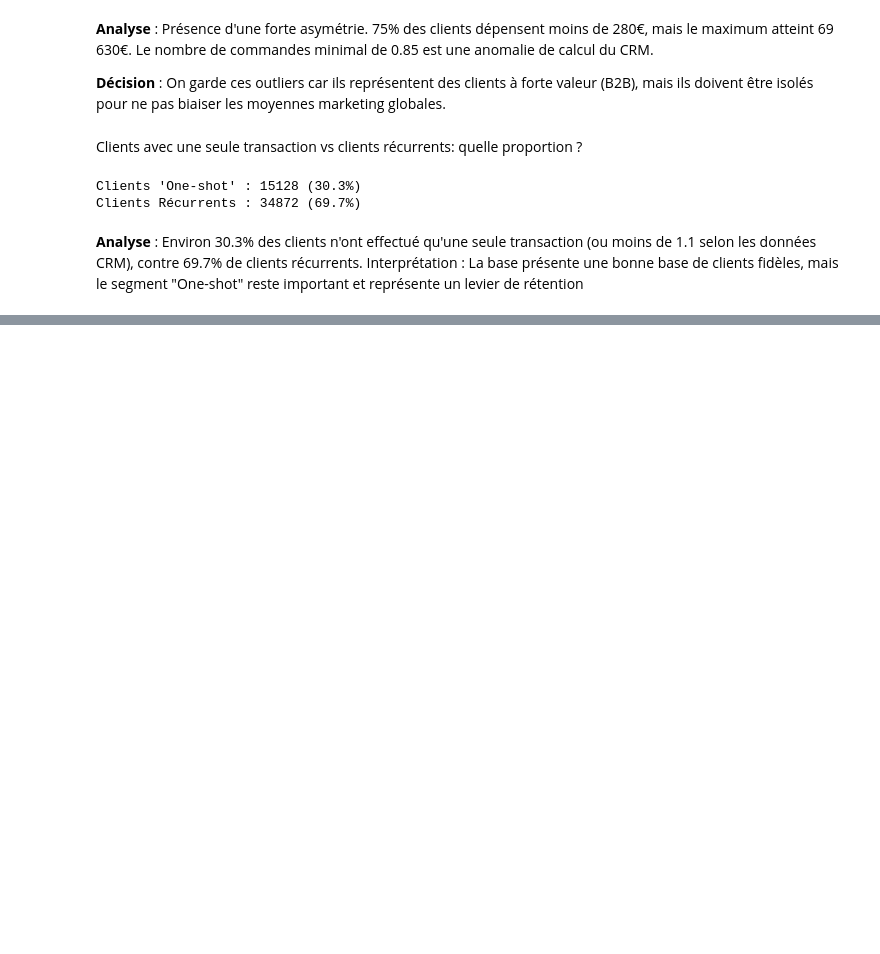
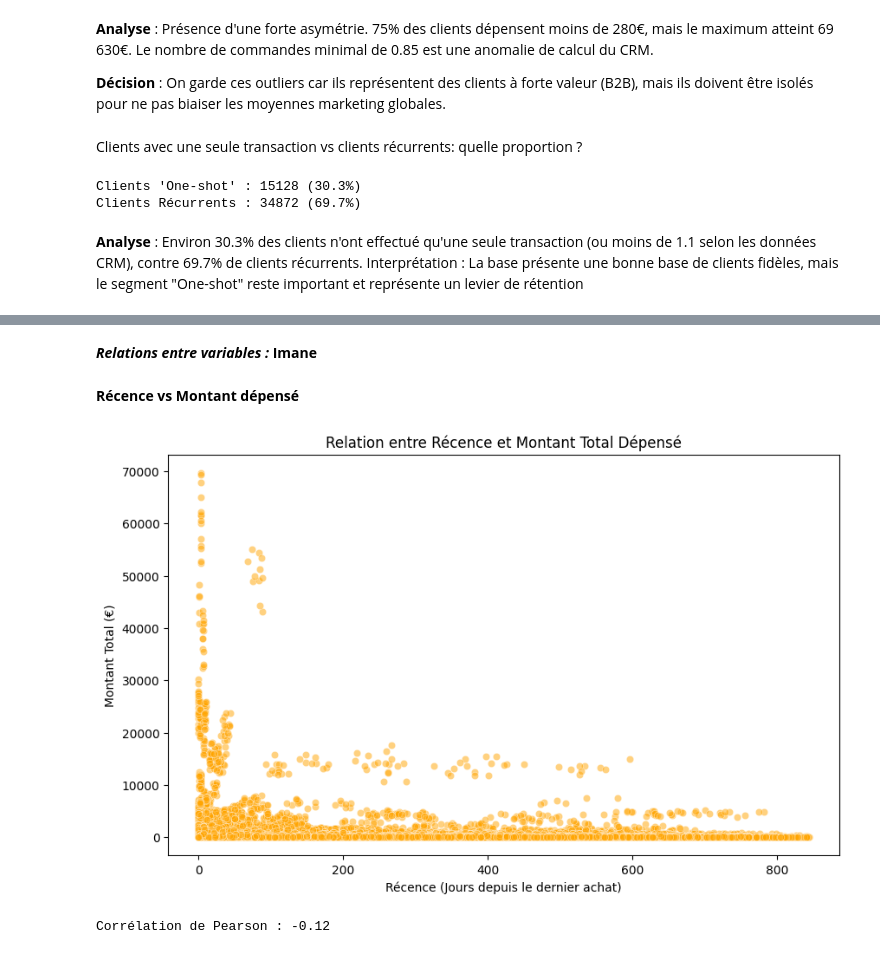
Before and after one commit to fds-imane/Data_Marketing, a Jupyter notebook: data_marketing.ipynb, the cells around one changed output, grey strips where cells are left out. Cells and saved outputs as stored; diff of their text form; code cells hidden in the pictures; blank space fills up the shorter version.

```diff
--- a/data_marketing.ipynb
+++ b/data_marketing.ipynb
@@ -474,0 +583,19 @@ Interprétation : La base présente une bonne base de clients fidèles, mais le
+# %% [markdown]
+***Relations entre variables :*** **Imane**
+# %% [markdown]
+**Récence vs Montant dépensé**
+# %%
+
+# Graphique de dispersion (Scatter Plot)
+plt.figure(figsize=(10, 6))
+sns.scatterplot(data=customers, x='recency_days', y='total_spent', alpha=0.5, color='orange')
+plt.title('Relation entre Récence et Montant Total Dépensé')
+plt.xlabel('Récence (Jours depuis le dernier achat)')
+plt.ylabel('Montant Total (€)')
+plt.show()
+
+# Calcul de la corrélation de Pearson
+print(f"Corrélation de Pearson : {customers['recency_days'].corr(customers['total_spent']):.2f}")
+# %% [output]
+[figure, added]
+Corrélation de Pearson : -0.12
```
Also changed, not shown: parts of 23 cells of this notebook.
